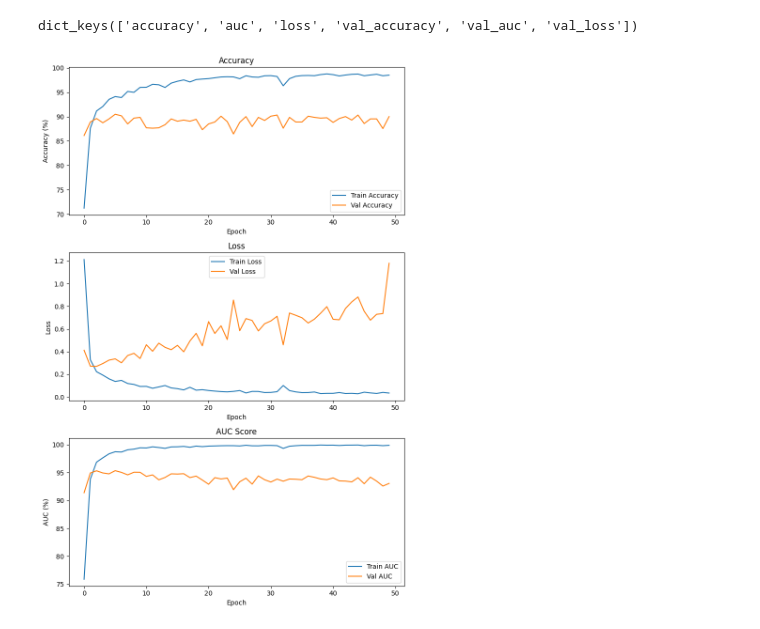
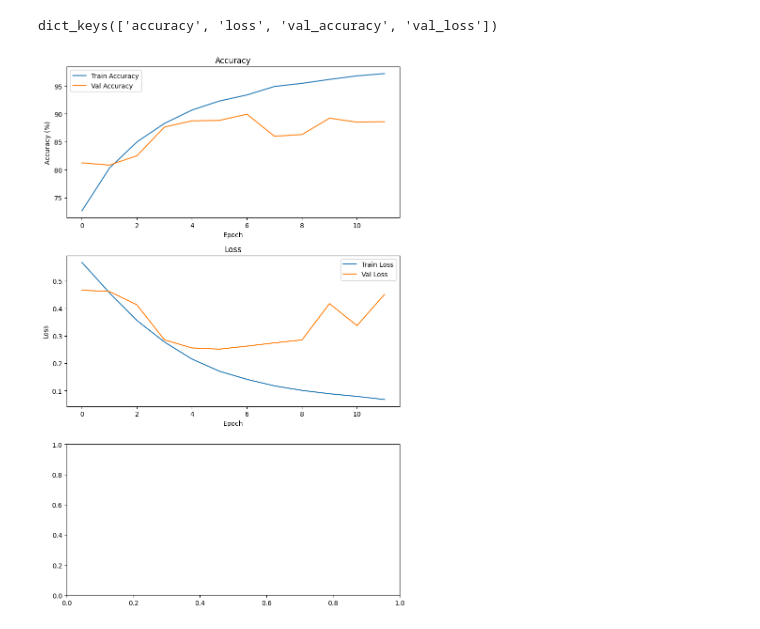
Before and after one commit to nishmakafle/thesis_research, a Jupyter notebook: cnn_model.ipynb, the cells around one changed output. Saved outputs shown, nothing was run; the diff lists cells and outputs as text; code cells hidden in the pictures.

```diff
--- a/cnn_model.ipynb
+++ b/cnn_model.ipynb
@@ -23,7 +23,7 @@ def gaussian_blur_difference(image):
     diff = cv2.absdiff(gray, blurred)
     return cv2.cvtColor(diff, cv2.COLOR_GRAY2BGR)
 
-def error_level_analysis(image, quality=98):
+def error_level_analysis(image, quality=95):
     """Perform Error Level Analysis (ELA) on an image."""
     try:
         im = Image.fromarray(cv2.cvtColor(image, cv2.COLOR_BGR2RGB))
@@ -38,7 +38,7 @@ def error_level_analysis(image, quality=98):
         print(f"ELA Error: {e}")
         return None
 
-def preprocess_image(image, image_size=(224, 224)):
+def preprocess_image(image, image_size=(128, 128)):
     """Apply Gaussian Blur Difference and Error Level Analysis."""
     gb_diff = gaussian_blur_difference(image)
     ela_image = error_level_analysis(image)
@@ -48,7 +48,7 @@ def preprocess_image(image, image_size=(224, 224)):
     ela_resized = cv2.resize(ela_image, image_size)
     return cv2.addWeighted(gb_resized, 0.2, ela_resized, 0.8, 0)
 # %%
-def prepare_dataset(dataset_path, image_size=(224, 224), data_limit=None):
+def prepare_dataset(dataset_path, image_size=(128, 128), data_limit=None):
     """Load and preprocess images, returning feature matrix X and labels y."""
     X, y = [], []
     for class_name in ["Au", "Tp"]:
@@ -163,7 +294,7 @@ def evaluate_model(model, X_test, y_test):
     plt.show()
 # %%
 # Step 1: Build model
-image_size = (224, 224)
+image_size = (128, 128)
 model = build_model()
 model.summary()
 # %% [output]
@@ -198,5 +327,5 @@ dataset_path = r"./CASIA22"
 X, y = prepare_dataset(dataset_path, image_size)
 # %%
 # Step 4: Train model
-model, history, X_test, y_test = train_model(model, X, y, epochs=50)
+model, history, X_test, y_test = train_model(model, X, y, epochs=12)
 # %% [output]
@@ -242,39 +375,39 @@ def plot_training_curves(history):
     """Plot training history including loss, accuracy, and AUC on a 0-100% scale."""
     print(history.history.keys())
 
     fig, ax = plt.subplots(3, 1, figsize=(8, 12))  # 3 rows, 1 column, taller figure
 
     # Accuracy (Scaled to 0-100%)
     ax[0].plot(np.array(history.history['accuracy']) * 100, label='Train Accuracy')
     ax[0].plot(np.array(history.history['val_accuracy']) * 100, label='Val Accuracy')
     ax[0].set_title('Accuracy')
     ax[0].set_ylabel('Accuracy (%)')
     ax[0].set_xlabel('Epoch')
     # ax[0].set_ylim(70, 110)
     ax[0].legend()
 
     # Loss (Keep original scale)
     ax[1].plot(np.array(history.history['loss']), label='Train Loss')
     ax[1].plot(np.array(history.history['val_loss']), label='Val Loss')
     ax[1].set_title('Loss')
     ax[1].set_ylabel('Loss')
     ax[1].set_xlabel('Epoch')
     # ax[1].set_ylim(0, 30)
     ax[1].legend()
 
     # AUC (Scaled to 0-100%)
-    ax[2].plot(np.array(history.history['auc']) * 100, label='Train AUC')
-    ax[2].plot(np.array(history.history['val_auc']) * 100, label='Val AUC')
-    ax[2].set_title('AUC Score')
-    ax[2].set_ylabel('AUC (%)')
-    ax[2].set_xlabel('Epoch')
-    # ax[2].set_ylim(80, 110)
-    ax[2].legend()
+    # ax[2].plot(np.array(history.history['auc']) * 100, label='Train AUC')
+    # ax[2].plot(np.array(history.history['val_auc']) * 100, label='Val AUC')
+    # ax[2].set_title('AUC Score')
+    # ax[2].set_ylabel('AUC (%)')
+    # ax[2].set_xlabel('Epoch')
+    # # ax[2].set_ylim(80, 110)
+    # ax[2].legend()
 
     plt.tight_layout()  # Adjust layout for better spacing
     plt.show()
 # Step 6: Plot training curves
 plot_training_curves(history)
 # %% [output]
-dict_keys(['accuracy', 'auc', 'loss', 'val_accuracy', 'val_auc', 'val_loss'])
+dict_keys(['accuracy', 'loss', 'val_accuracy', 'val_loss'])
-[figure, old version]
+[figure, new version]
```
Also changed, not shown: parts of 6 cells of this notebook, 5 other files.
